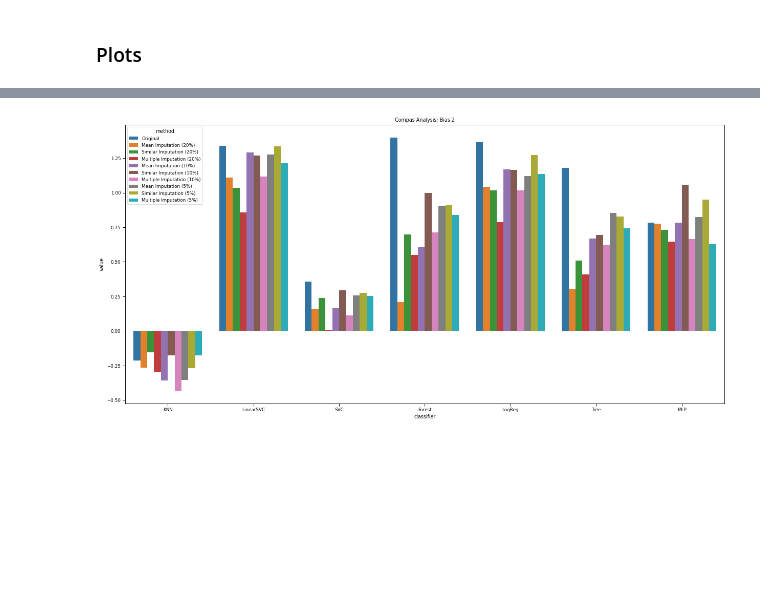
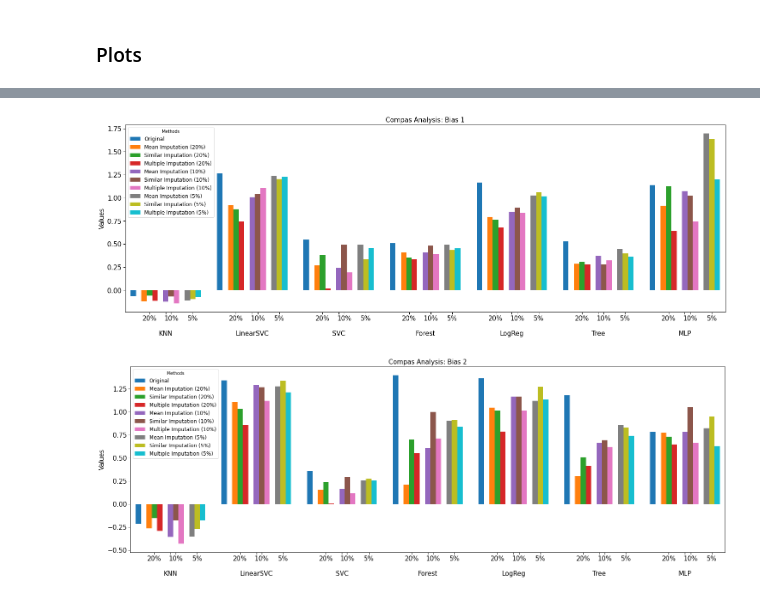
Before and after one commit to teamclouday/DataImputation, a Jupyter notebook: compas_analysis.ipynb, the cells around one changed output, grey strips where cells are left out. Cells and saved outputs as stored; diff of their text form; code cells hidden in the pictures; blank space fills up the shorter version.

Commit message:
update graphs

```diff
--- a/compas_analysis.ipynb
+++ b/compas_analysis.ipynb
@@ -591,16 +586,54 @@ plt.show()
-# %%
-bias2_plot = []
-for clf_name in classifiers:
-    dd = pd.read_csv(os.path.join("compas_analysis", clf_name, "bias2.csv"), index_col=0)
-    avg = dd.loc["Average"].tolist()
-    for (i, method_name) in enumerate(methods):
-        bias2_plot.append([clf_name, method_name, avg[i]])
-bias2_plot = pd.DataFrame(bias2_plot, columns=["classifier", "method", "value"])
-plt.figure(figsize=(21, 10))
-sns.set_context('paper')
-sns.barplot(x="classifier", y="value", hue="method", data=bias2_plot, alpha=1.0)
-plt.title("Compas Analysis: Bias 2")
-plt.savefig("bias2.png", transparent=False)
-plt.show()
-# %% [output]
-[figure, removed]
+# %%
+fig = plt.figure(figsize=(25, 8))
+fig.patch.set_alpha(1.0)
+ax = fig.add_subplot(111)
+ax.tick_params(labelsize=15)
+plt.title("Compas Analysis: Bias 1", fontsize=15)
+plot_basic_pos = np.arange(len(classifiers)) * 16
+plot_additional_pos = [0, 2, 3, 4, 6, 7, 8, 10, 11, 12]
+plot_xticks_pos = np.array([np.array([3.5, 6.5, 7.5, 11.5]) + m for m in plot_basic_pos]).ravel().tolist()
+plot_xtick_labels = np.array([["20%", "\n\n{}".format(name), "10%", "5%"] for name in classifiers]).ravel().tolist()
+plot_data = []
+for clf_name in classifiers:
+    dd = pd.read_csv(os.path.join("compas_analysis", clf_name, "bias1.csv"), index_col=0)
+    avg = dd.loc["Average"].tolist()
+    plot_data.append(avg)
+plot_data = np.array(plot_data).T
+for (i, method) in enumerate(methods):
+    ax.bar(plot_basic_pos + plot_additional_pos[i] + 0.5, plot_data[i], 1, label=method)
+plt.xticks(plot_xticks_pos)
+ax.set_xticklabels(plot_xtick_labels)
+plt.ylabel("Values", fontsize=15)
+plt.xlim([-1, 16*len(classifiers) - 2])
+plt.legend(title="Methods", loc="upper left", prop={"size": 12})
+plt.savefig("bias1.png", transparent=False)
+plt.show()
+# %% [output]
+[figure, added]
+# %%
+fig = plt.figure(figsize=(25, 8))
+fig.patch.set_alpha(1.0)
+ax = fig.add_subplot(111)
+ax.tick_params(labelsize=15)
+plt.title("Compas Analysis: Bias 2", fontsize=15)
+plot_basic_pos = np.arange(len(classifiers)) * 16
+plot_additional_pos = [0, 2, 3, 4, 6, 7, 8, 10, 11, 12]
+plot_xticks_pos = np.array([np.array([3.5, 6.5, 7.5, 11.5]) + m for m in plot_basic_pos]).ravel().tolist()
+plot_xtick_labels = np.array([["20%", "\n\n{}".format(name), "10%", "5%"] for name in classifiers]).ravel().tolist()
+plot_data = []
+for clf_name in classifiers:
+    dd = pd.read_csv(os.path.join("compas_analysis", clf_name, "bias2.csv"), index_col=0)
+    avg = dd.loc["Average"].tolist()
+    plot_data.append(avg)
+plot_data = np.array(plot_data).T
+for (i, method) in enumerate(methods):
+    ax.bar(plot_basic_pos + plot_additional_pos[i] + 0.5, plot_data[i], 1, label=method)
+plt.xticks(plot_xticks_pos)
+ax.set_xticklabels(plot_xtick_labels)
+plt.ylabel("Values", fontsize=15)
+plt.xlim([-1, 16*len(classifiers) - 2])
+plt.legend(title="Methods", loc="upper left", prop={"size": 12})
+plt.savefig("bias2.png", transparent=False)
+plt.show()
+# %% [output]
+[figure, added]
```
Also changed, not shown: parts of 3 cells of this notebook, 10 other files.
